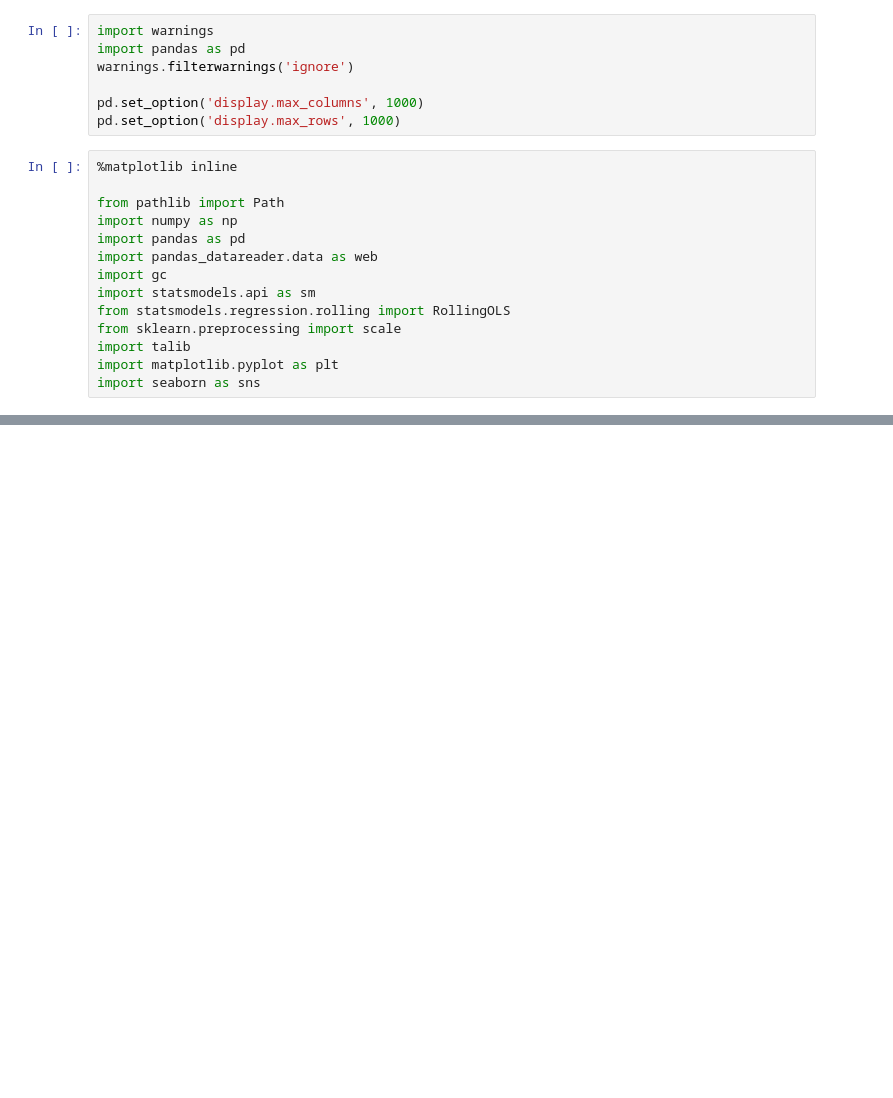
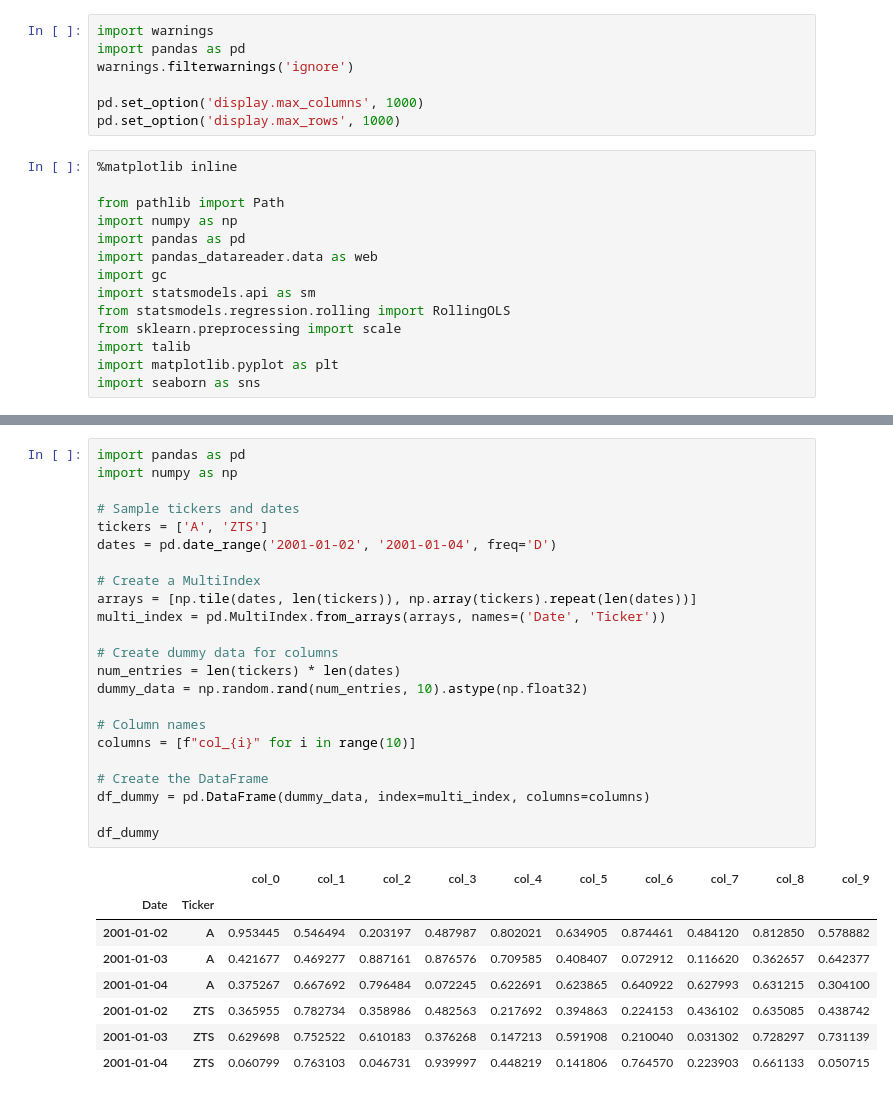
Before and after one commit to skhan61/QuantProject, a Jupyter notebook: notebook.ipynb, the cells around one changed output, grey strips where cells are left out. Cells and saved outputs as stored; diff of their text form; blank space fills up the shorter version.

```diff
--- a/notebook.ipynb
+++ b/notebook.ipynb
@@ -87,0 +162,32 @@ plot_all_files_in_directory(directory_path)
+# %%
+import pandas as pd
+import numpy as np
+
+# Sample tickers and dates
+tickers = ['A', 'ZTS']
+dates = pd.date_range('2001-01-02', '2001-01-04', freq='D')
+
+# Create a MultiIndex
+arrays = [np.tile(dates, len(tickers)), np.array(tickers).repeat(len(dates))]
+multi_index = pd.MultiIndex.from_arrays(arrays, names=('Date', 'Ticker'))
+
+# Create dummy data for columns
+num_entries = len(tickers) * len(dates)
+dummy_data = np.random.rand(num_entries, 10).astype(np.float32)
+
+# Column names
+columns = [f"col_{i}" for i in range(10)]
+
+# Create the DataFrame
+df_dummy = pd.DataFrame(dummy_data, index=multi_index, columns=columns)
+
+df_dummy
+# %% [output]
+|  |  | col_0 | col_1 | col_2 | col_3 | col_4 | col_5 | col_6 | col_7 | col_8 | col_9 |
+| Date | Ticker |  |  |  |  |  |  |  |  |  |  |
+| 2001-01-02 | A | 0.953445 | 0.546494 | 0.203197 | 0.487987 | 0.802021 | 0.634905 | 0.874461 | 0.484120 | 0.812850 | 0.578882 |
+| 2001-01-03 | A | 0.421677 | 0.469277 | 0.887161 | 0.876576 | 0.709585 | 0.408407 | 0.072912 | 0.116620 | 0.362657 | 0.642377 |
+| 2001-01-04 | A | 0.375267 | 0.667692 | 0.796484 | 0.072245 | 0.622691 | 0.623865 | 0.640922 | 0.627993 | 0.631215 | 0.304100 |
+| 2001-01-02 | ZTS | 0.365955 | 0.782734 | 0.358986 | 0.482563 | 0.217692 | 0.394863 | 0.224153 | 0.436102 | 0.635085 | 0.438742 |
+| 2001-01-03 | ZTS | 0.629698 | 0.752522 | 0.610183 | 0.376268 | 0.147213 | 0.591908 | 0.210040 | 0.031302 | 0.728297 | 0.731139 |
+| 2001-01-04 | ZTS | 0.060799 | 0.763103 | 0.046731 | 0.939997 | 0.448219 | 0.141806 | 0.764570 | 0.223903 | 0.661133 | 0.050715 |
```
Also changed, not shown: parts of 12 cells of this notebook, 2 other files.
